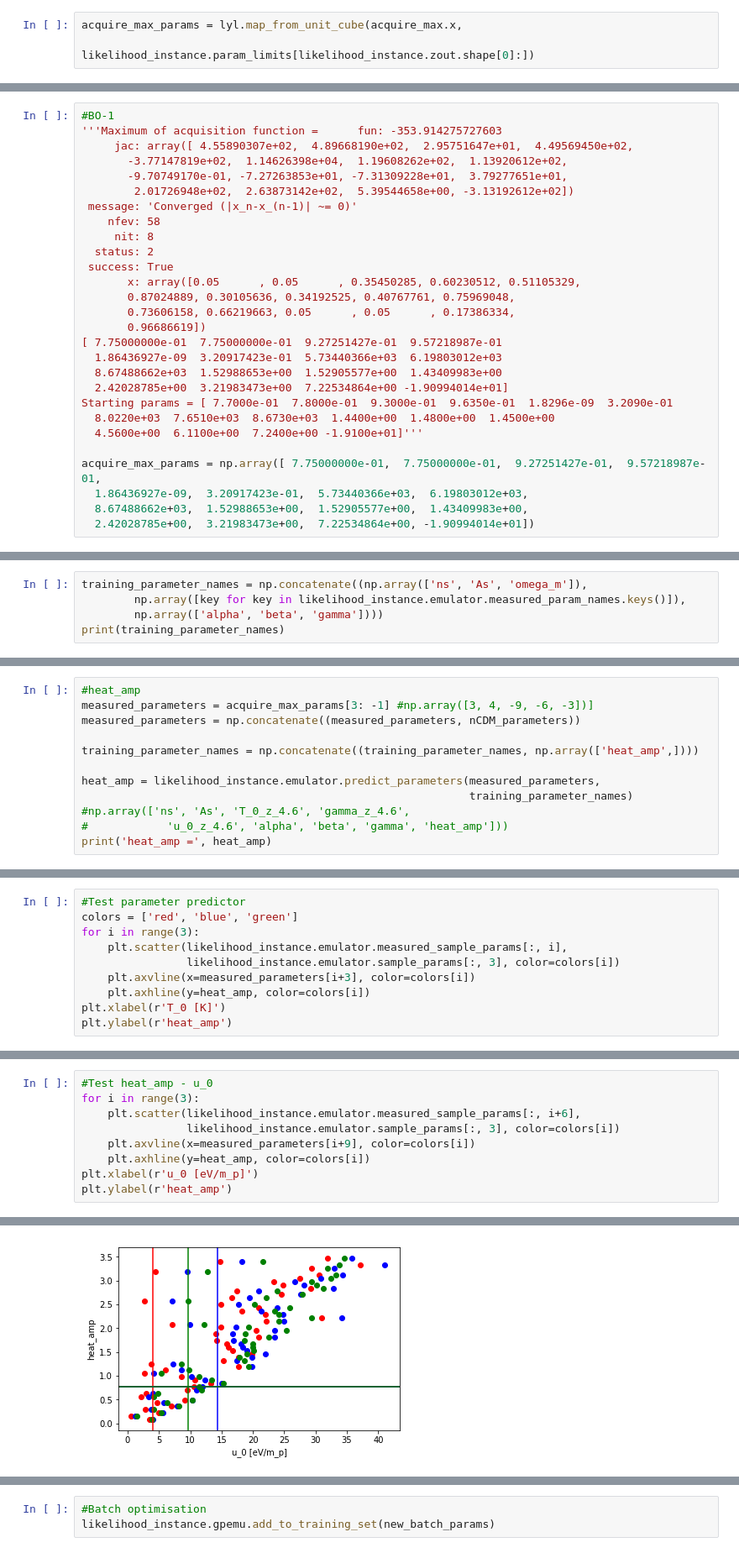
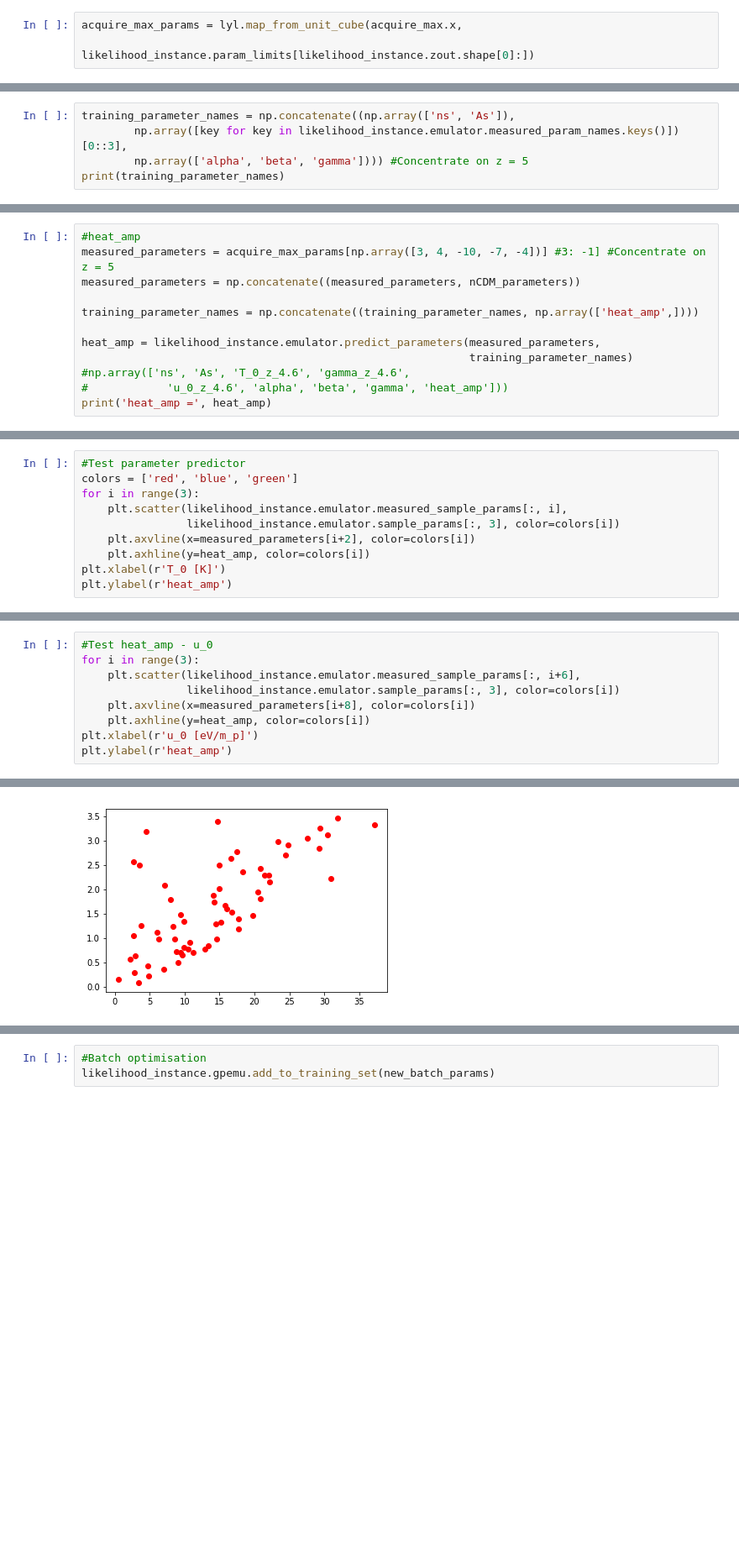
Before and after one commit to keirkwame/lya_emulator, a Jupyter notebook: lyaemu/bayesian_optimisation.ipynb, the cells around one changed output, grey strips where cells are left out. Shown at 84% size. Cells and saved outputs as stored; diff of their text form; blank space fills up the shorter version.

```diff
--- a/lyaemu/bayesian_optimisation.ipynb
+++ b/lyaemu/bayesian_optimisation.ipynb
@@ -518,31 +576,3 @@ subplot_instance.fig
-# %%
-#BO-1
-'''Maximum of acquisition function =      fun: -353.914275727603
-     jac: array([ 4.55890307e+02,  4.89668190e+02,  2.95751647e+01,  4.49569450e+02,
-       -3.77147819e+02,  1.14626398e+04,  1.19608262e+02,  1.13920612e+02,
-       -9.70749170e-01, -7.27263853e+01, -7.31309228e+01,  3.79277651e+01,
-        2.01726948e+02,  2.63873142e+02,  5.39544658e+00, -3.13192612e+02])
- message: 'Converged (|x_n-x_(n-1)| ~= 0)'
-    nfev: 58
-     nit: 8
-  status: 2
- success: True
-       x: array([0.05      , 0.05      , 0.35450285, 0.60230512, 0.51105329,
-       0.87024889, 0.30105636, 0.34192525, 0.40767761, 0.75969048,
-       0.73606158, 0.66219663, 0.05      , 0.05      , 0.17386334,
-       0.96686619])
-[ 7.75000000e-01  7.75000000e-01  9.27251427e-01  9.57218987e-01
-  1.86436927e-09  3.20917423e-01  5.73440366e+03  6.19803012e+03
-  8.67488662e+03  1.52988653e+00  1.52905577e+00  1.43409983e+00
-  2.42028785e+00  3.21983473e+00  7.22534864e+00 -1.90994014e+01]
-Starting params = [ 7.7000e-01  7.8000e-01  9.3000e-01  9.6350e-01  1.8296e-09  3.2090e-01
-  8.0220e+03  7.6510e+03  8.6730e+03  1.4400e+00  1.4800e+00  1.4500e+00
-  4.5600e+00  6.1100e+00  7.2400e+00 -1.9100e+01]'''
-
-acquire_max_params = np.array([ 7.75000000e-01,  7.75000000e-01,  9.27251427e-01,  9.57218987e-01,
-  1.86436927e-09,  3.20917423e-01,  5.73440366e+03,  6.19803012e+03,
-  8.67488662e+03,  1.52988653e+00,  1.52905577e+00,  1.43409983e+00,
-  2.42028785e+00,  3.21983473e+00,  7.22534864e+00, -1.90994014e+01])
 # %%
 #nCDM conversion
 nCDM_parameters = likelihood_instance.dark_matter_model(np.array([acquire_max_params[-1],]),
@@ -553,6 +583,6 @@ nCDM parameters = [ 5.20867204e-03  5.85795116e+00 -1.29628235e+00]
 # %%
-training_parameter_names = np.concatenate((np.array(['ns', 'As', 'omega_m']),
-        np.array([key for key in likelihood_instance.emulator.measured_param_names.keys()]),
-        np.array(['alpha', 'beta', 'gamma'])))
+training_parameter_names = np.concatenate((np.array(['ns', 'As']),
+        np.array([key for key in likelihood_instance.emulator.measured_param_names.keys()])[0::3],
+        np.array(['alpha', 'beta', 'gamma']))) #Concentrate on z = 5
 print(training_parameter_names)
 # %% [output]
@@ -562,6 +590,6 @@ print(training_parameter_names)
 # %%
 #heat_amp
-measured_parameters = acquire_max_params[3: -1] #np.array([3, 4, -9, -6, -3])]
+measured_parameters = acquire_max_params[np.array([3, 4, -10, -7, -4])] #3: -1] #Concentrate on z = 5
 measured_parameters = np.concatenate((measured_parameters, nCDM_parameters))
 
 training_parameter_names = np.concatenate((training_parameter_names, np.array(['heat_amp',])))
@@ -616,7 +644,7 @@ colors = ['red', 'blue', 'green']
 for i in range(3):
     plt.scatter(likelihood_instance.emulator.measured_sample_params[:, i],
                 likelihood_instance.emulator.sample_params[:, 3], color=colors[i])
-    plt.axvline(x=measured_parameters[i+3], color=colors[i])
+    plt.axvline(x=measured_parameters[i+2], color=colors[i])
     plt.axhline(y=heat_amp, color=colors[i])
 plt.xlabel(r'T_0 [K]')
 plt.ylabel(r'heat_amp')
@@ -628,7 +656,7 @@ Text(0,0.5,'heat_amp')
 for i in range(3):
     plt.scatter(likelihood_instance.emulator.measured_sample_params[:, i+6],
                 likelihood_instance.emulator.sample_params[:, 3], color=colors[i])
-    plt.axvline(x=measured_parameters[i+9], color=colors[i])
+    plt.axvline(x=measured_parameters[i+8], color=colors[i])
     plt.axhline(y=heat_amp, color=colors[i])
 plt.xlabel(r'u_0 [eV/m_p]')
 plt.ylabel(r'heat_amp')
@@ -637,4 +665,4 @@ Text(0,0.5,'heat_amp')
-[figure, old version]
+[figure, new version]
 # %%
 #Test heat_slope
 for i in range(3):
```
Also changed, not shown: parts of 76 cells of this notebook, 2 other files.
